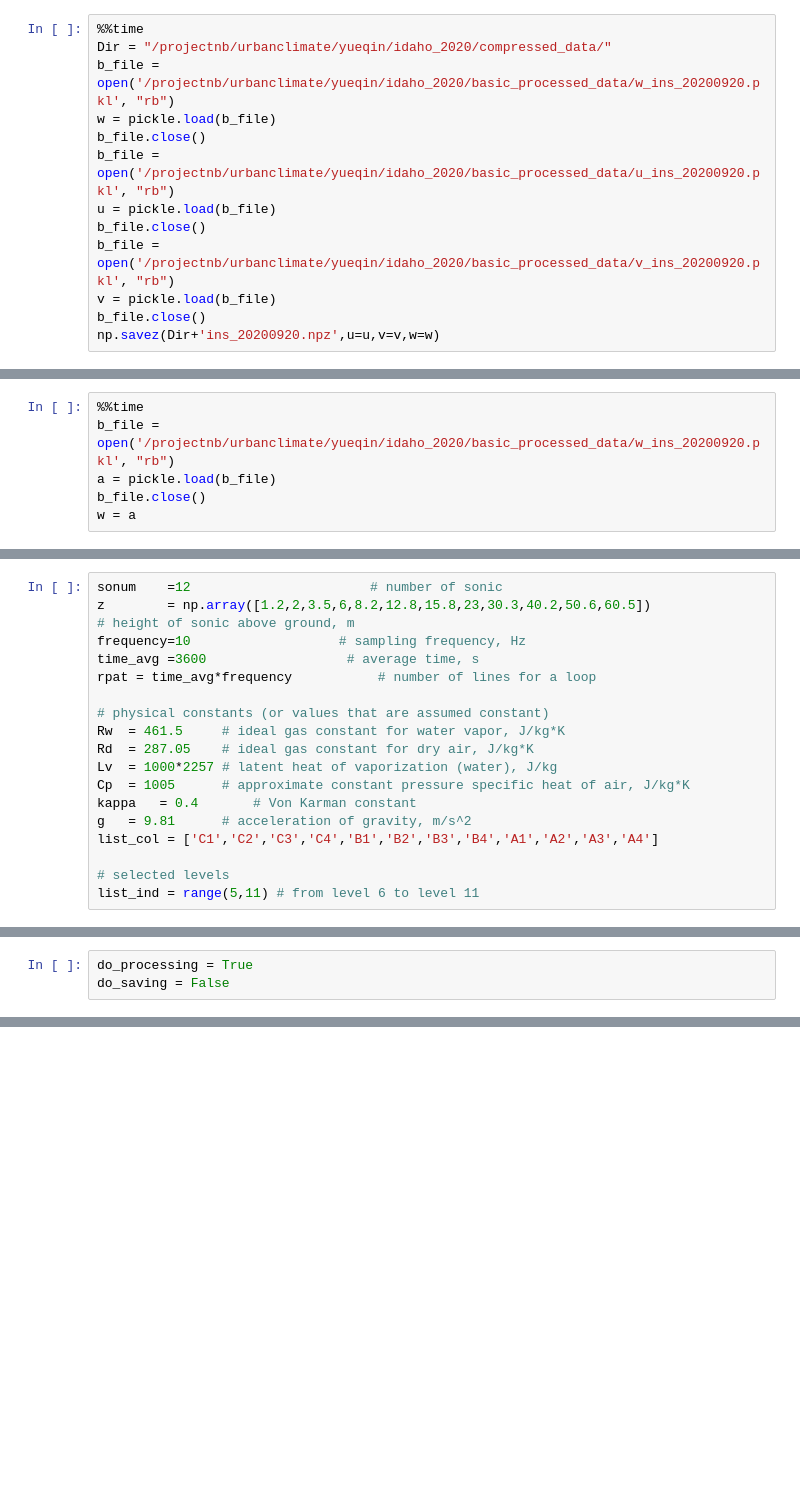
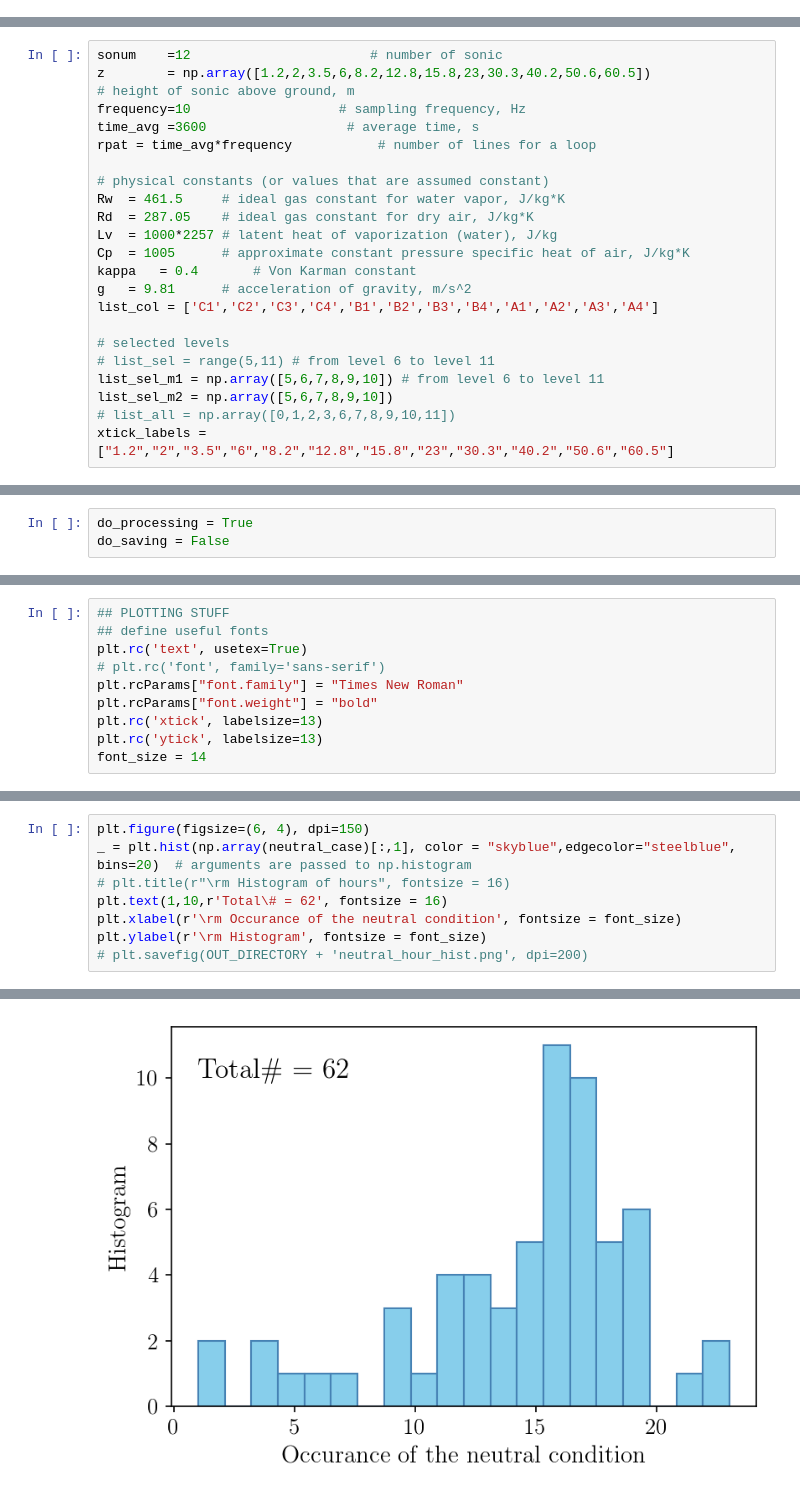
Before and after one commit to yueqin813/EC_analys, a Jupyter notebook: plot_neutral_MVP.ipynb, the cells around one changed output, grey strips where cells are left out. Drawn from its saved outputs; the diff is of its cells as text; blank space fills up the shorter version.

```diff
--- a/plot_neutral_MVP.ipynb
+++ b/plot_neutral_MVP.ipynb
@@ -27,15 +35,2 @@ avg_var=['u_avg','u_star'] # 1 averaged variable per hour
 flg_var=['diag_csat_ins','sig_irga_ins']
 msk = ['mask_INL_all_1d']
-# %%
-%%time
-Dir = "/projectnb/urbanclimate/yueqin/idaho_2020/compressed_data/"
-b_file = open('/projectnb/urbanclimate/yueqin/idaho_2020/basic_processed_data/w_ins_20200920.pkl', "rb")
-w = pickle.load(b_file)
-b_file.close()
-b_file = open('/projectnb/urbanclimate/yueqin/idaho_2020/basic_processed_data/u_ins_20200920.pkl', "rb")
-u = pickle.load(b_file)
-b_file.close()
-b_file = open('/projectnb/urbanclimate/yueqin/idaho_2020/basic_processed_data/v_ins_20200920.pkl', "rb")
-v = pickle.load(b_file)
-b_file.close()
-np.savez(Dir+'ins_20200920.npz',u=u,v=v,w=w)
@@ -45,6 +36,0 @@ Wall time: 3.93 s
-# %%
-%%time
-b_file = open('/projectnb/urbanclimate/yueqin/idaho_2020/basic_processed_data/w_ins_20200920.pkl', "rb")
-a = pickle.load(b_file)
-b_file.close()
-w = a
@@ -83,5 +53,9 @@ g   = 9.81      # acceleration of gravity, m/s^2
 list_col = ['C1','C2','C3','C4','B1','B2','B3','B4','A1','A2','A3','A4']
 
 # selected levels
-list_ind = range(5,11) # from level 6 to level 11
+# list_sel = range(5,11) # from level 6 to level 11
+list_sel_m1 = np.array([5,6,7,8,9,10]) # from level 6 to level 11
+list_sel_m2 = np.array([5,6,7,8,9,10])
+# list_all = np.array([0,1,2,3,6,7,8,9,10,11])
+xtick_labels = ["1.2","2","3.5","6","8.2","12.8","15.8","23","30.3","40.2","50.6","60.5"]
 # %% [markdown]
@@ -220,0 +262,10 @@ print(z[list_ind])
+# %%
+## PLOTTING STUFF
+## define useful fonts
+plt.rc('text', usetex=True)
+# plt.rc('font', family='sans-serif')
+plt.rcParams["font.family"] = "Times New Roman"
+plt.rcParams["font.weight"] = "bold"
+plt.rc('xtick', labelsize=13)
+plt.rc('ytick', labelsize=13)
+font_size = 14
@@ -220,0 +274,9 @@ print(z[list_ind])
+# %%
+plt.figure(figsize=(6, 4), dpi=150)
+_ = plt.hist(np.array(neutral_case)[:,1], color = "skyblue",edgecolor="steelblue", bins=20)  # arguments are passed to np.histogram
+# plt.title(r"\rm Histogram of hours", fontsize = 16)
+plt.text(1,10,r'Total\# = 62', fontsize = 16)
+plt.xlabel(r'\rm Occurance of the neutral condition', fontsize = font_size)
+plt.ylabel(r'\rm Histogram', fontsize = font_size)
+# plt.savefig(OUT_DIRECTORY + 'neutral_hour_hist.png', dpi=200)
+# %% [output]
@@ -220,0 +284 @@ print(z[list_ind])
+[figure, added]
```
Also changed, not shown: parts of 38 cells of this notebook, 9 other files.
